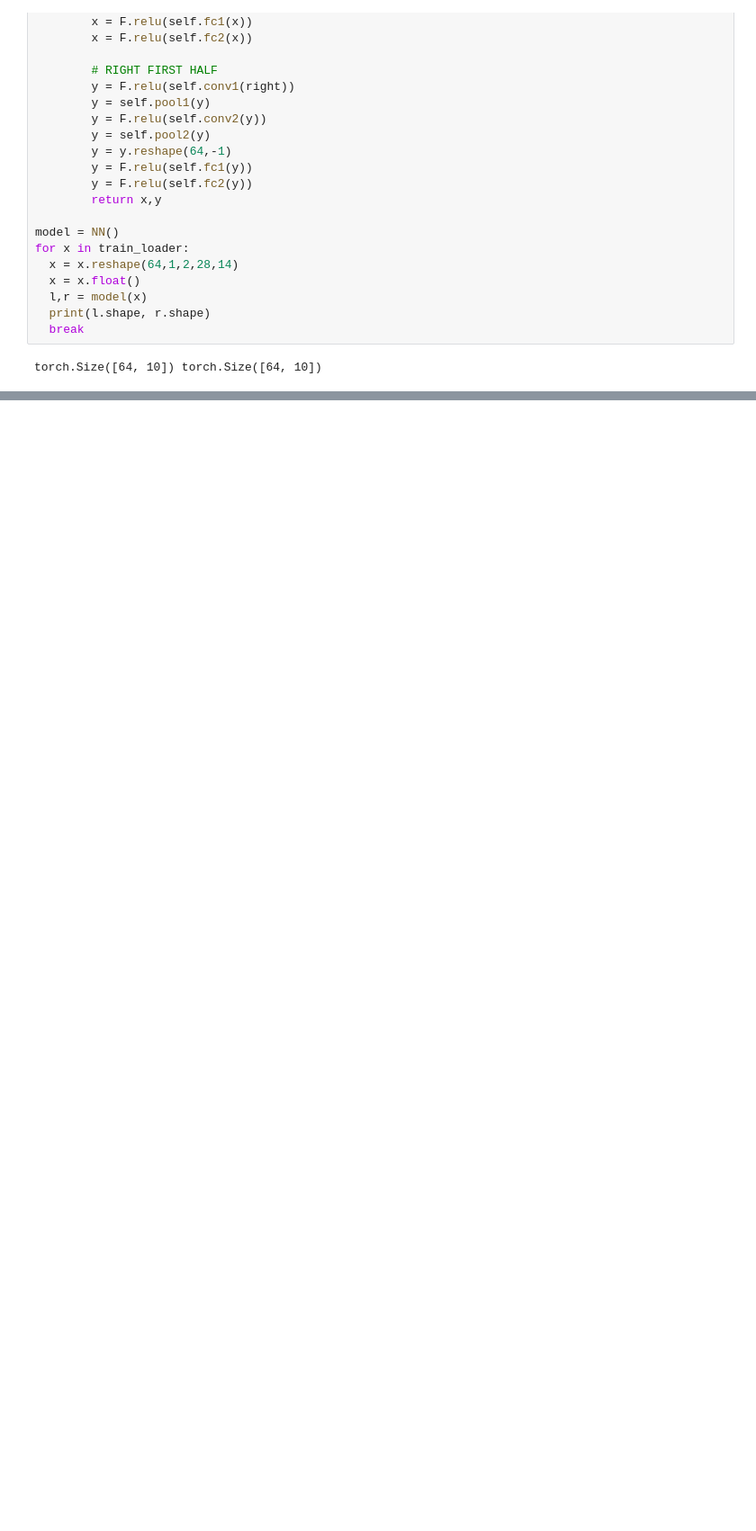
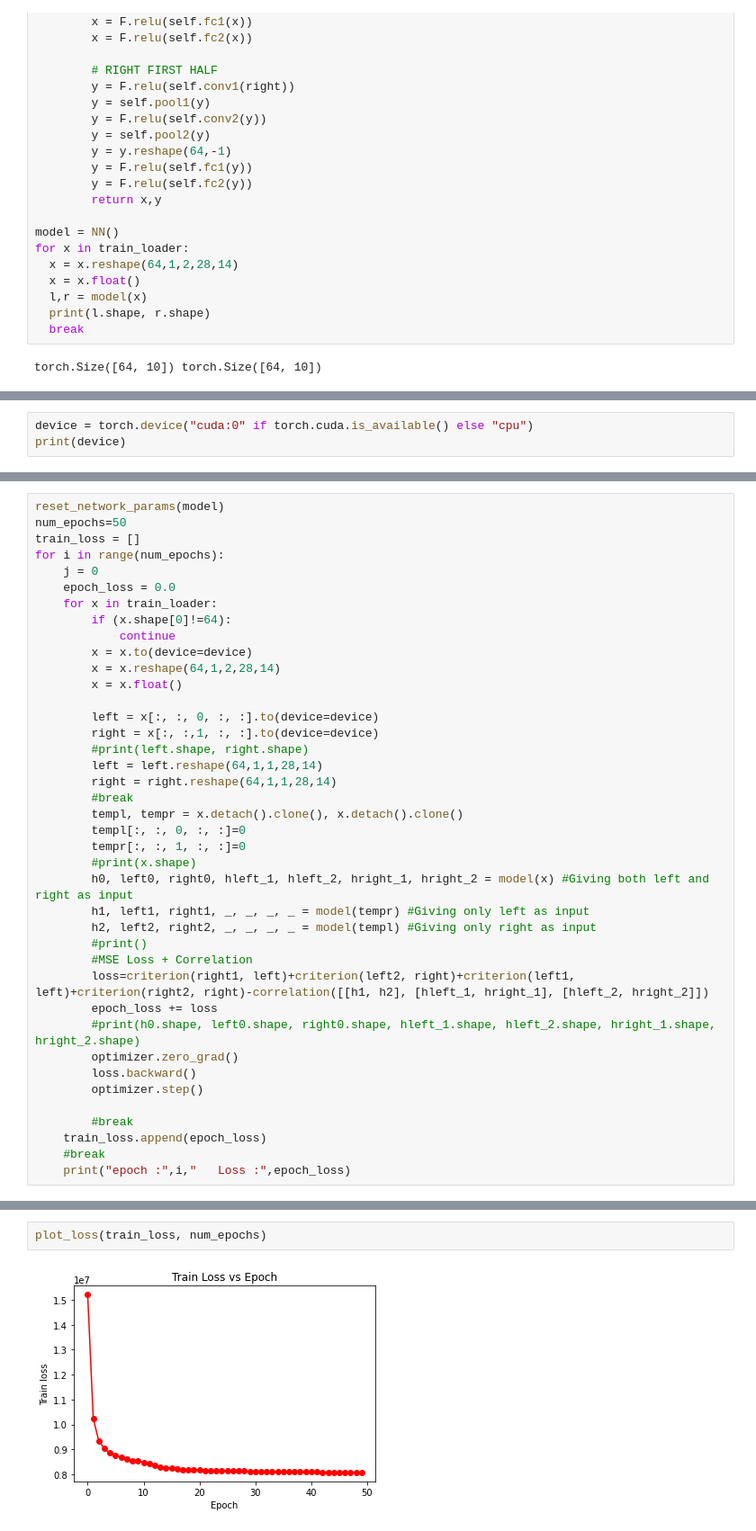
Before and after one commit to prashantdukecyfi/SMAI-CorMCNN-Project, a Jupyter notebook: smai_project_rishabh.ipynb, the cells around one changed output, grey strips where cells are left out. Shown at 90% size. Cells and saved outputs as stored; diff of their text form; blank space fills up the shorter version.

```diff
--- a/smai_project_rishabh.ipynb
+++ b/smai_project_rishabh.ipynb
@@ -352,0 +447,3 @@ for x in train_loader:
+# %%
+device = torch.device("cuda:0" if torch.cuda.is_available() else "cpu")
+print(device)
@@ -352,0 +468,40 @@ for x in train_loader:
+# %%
+reset_network_params(model)
+num_epochs=50
+train_loss = []
+for i in range(num_epochs):
+    j = 0
+    epoch_loss = 0.0
+    for x in train_loader:
+        if (x.shape[0]!=64):
+            continue
+        x = x.to(device=device)
+        x = x.reshape(64,1,2,28,14)
+        x = x.float()
+
+        left = x[:, :, 0, :, :].to(device=device)
+        right = x[:, :,1, :, :].to(device=device)
+        #print(left.shape, right.shape)
+        left = left.reshape(64,1,1,28,14)
+        right = right.reshape(64,1,1,28,14)
+        #break
+        templ, tempr = x.detach().clone(), x.detach().clone()
+        templ[:, :, 0, :, :]=0
+        tempr[:, :, 1, :, :]=0
+        #print(x.shape)
+        h0, left0, right0, hleft_1, hleft_2, hright_1, hright_2 = model(x) #Giving both left and right as input
+        h1, left1, right1, _, _, _, _ = model(tempr) #Giving only left as input
+        h2, left2, right2, _, _, _, _ = model(templ) #Giving only right as input
+        #print()
+        #MSE Loss + Correlation
+        loss=criterion(right1, left)+criterion(left2, right)+criterion(left1, left)+criterion(right2, right)-correlation([[h1, h2], [hleft_1, hright_1], [hleft_2, hright_2]])
+        epoch_loss += loss
+        #print(h0.shape, left0.shape, right0.shape, hleft_1.shape, hleft_2.shape, hright_1.shape, hright_2.shape)
+        optimizer.zero_grad()
+        loss.backward()
+        optimizer.step()
+
+        #break
+    train_loss.append(epoch_loss)
+    #break
+    print("epoch :",i,"   Loss :",epoch_loss)
@@ -352,0 +526,4 @@ for x in train_loader:
+# %%
+plot_loss(train_loss, num_epochs)
+# %% [output]
+[figure, added]
```
Also changed, not shown: parts of 17 cells of this notebook.
